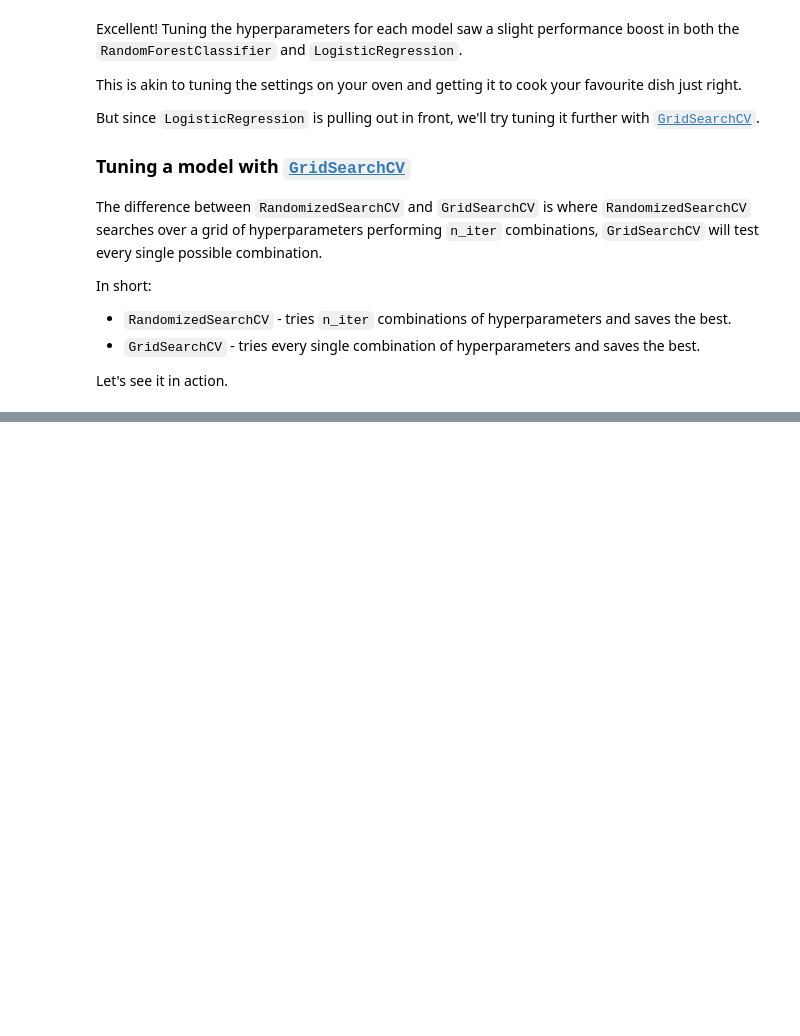
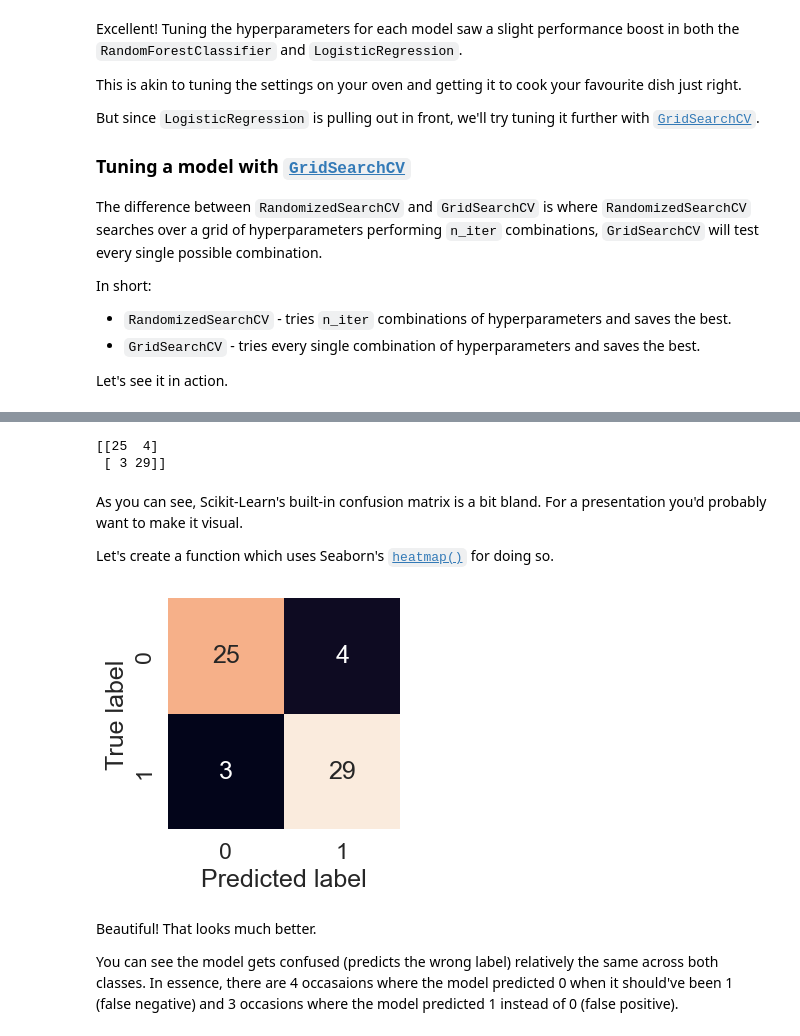
Before and after one commit to JonathaWRDCosta/Heart-Disease-ML-Project, a Jupyter notebook: end-to-end-heart-disease-classificatio.ipynb, the cells around one changed output, grey strips where cells are left out. Drawn from its saved outputs; the diff is of its cells as text; code cells hidden in the pictures; blank space fills up the shorter version.

```diff
--- a/end-to-end-heart-disease-classificatio.ipynb
+++ b/end-to-end-heart-disease-classificatio.ipynb
@@ -965,0 +1021,3 @@ Let's see it in action.
+# %%
+# Make preidctions on test data
+y_preds = gs_log_reg.predict(X_test)
@@ -965,0 +1092,30 @@ Let's see it in action.
+# %%
+print(confusion_matrix(y_test, y_preds))
+# %% [output]
+[[25  4]
+ [ 3 29]]
+# %% [markdown]
+As you can see, Scikit-Learn's built-in confusion matrix is a bit bland. For a presentation you'd probably want to make it visual.
+
+Let's create a function which uses Seaborn's [`heatmap()`](https://seaborn.pydata.org/generated/seaborn.heatmap.html) for doing so.
+# %%
+# Import Seaborn
+import seaborn as sns
+sns.set_theme(font_scale=1.5) # Increase font size
+
+def plot_conf_mat(y_test, y_preds):
+    """
+    Plots a confusion matrix using Seaborn's heatmap().
+    """
+    fig, ax = plt.subplots(figsize=(3, 3))
+    ax = sns.heatmap(confusion_matrix(y_test, y_preds), annot=True, cbar=False)
+    plt.xlabel("Predicted label") # predictions go on the x-axis
+    plt.ylabel("True label") # true labels go on the y-axis
+
+plot_conf_mat(y_test, y_preds)
+# %% [output]
+[figure, added]
+# %% [markdown]
+Beautiful! That looks much better.
+
+You can see the model gets confused (predicts the wrong label) relatively the same across both classes. In essence, there are 4 occasaions where the model predicted 0 when it should've been 1 (false negative) and 3 occasions where the model predicted 1 instead of 0 (false positive).
```
Also changed, not shown: parts of 42 cells of this notebook.
